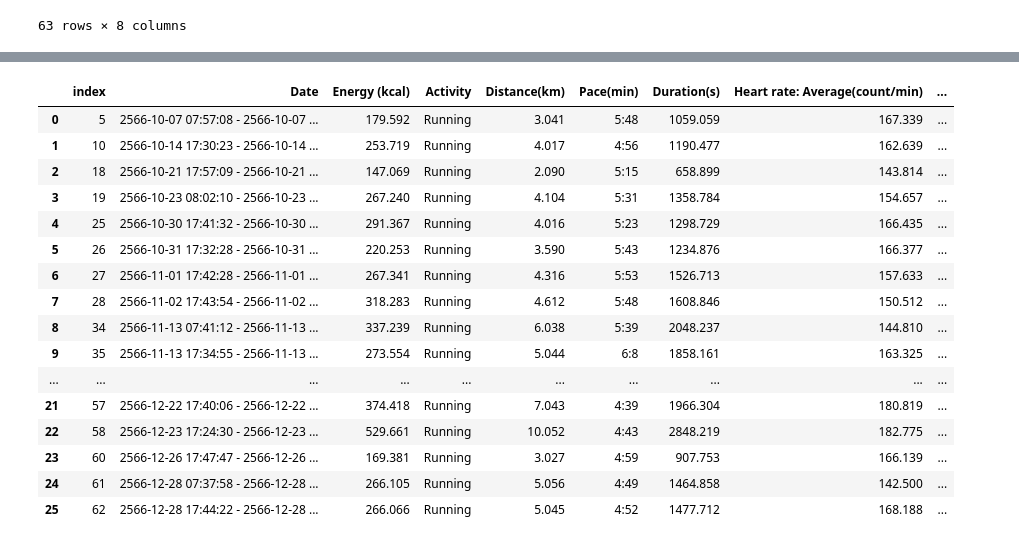
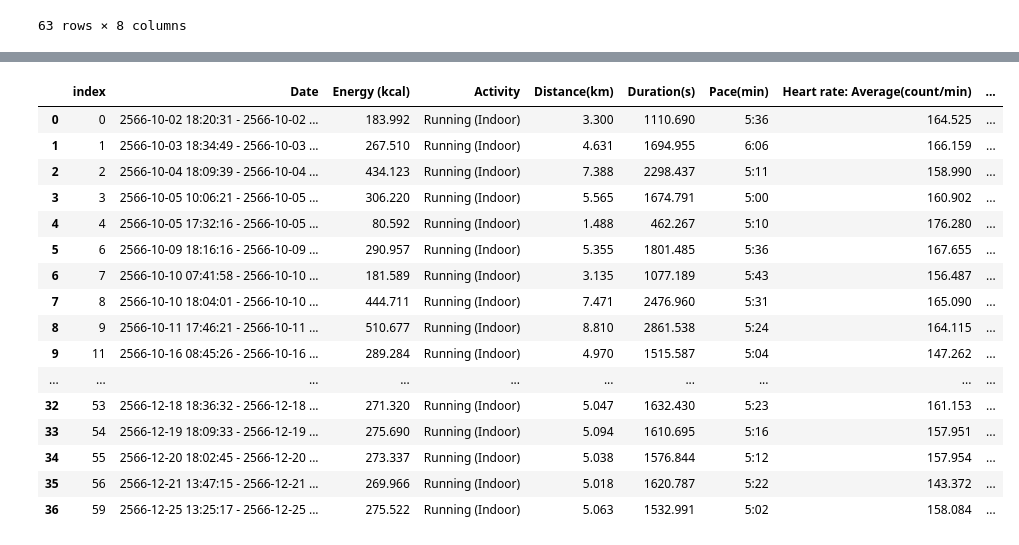
Before and after one commit to JFKongphop/running-analysis, a Jupyter notebook: index.ipynb, the cells around one changed output, grey strips where cells are left out. Cells and saved outputs as stored; diff of their text form; code cells hidden in the pictures.

```diff
--- a/index.ipynb
+++ b/index.ipynb
@@ -97,6 +97,6 @@ df
 63 rows × 8 columns
 # %%
 def filter_value(df: DataFrame, column: str, value: str) -> DataFrame:
-  return df[df[column] == 'Running']
+  return df[df[column] == value]
 # %%
 outdoor = filter_value(df, 'Activity', 'Running')
@@ -122,21 +122,21 @@ outdoor
 # %%
-indoor = filter_value(df, 'Activity', 'Indoor')
+indoor = filter_value(df, 'Activity', 'Running (Indoor)')
 indoor.reset_index()
 # %% [output]
-|  | index | Date | Energy (kcal) | Activity | Distance(km) | Pace(min) | Duration(s) | Heart rate: Average(count/min) | ... |
-| 0 | 5 | 2566-10-07 07:57:08 - 2566-10-07 ... | 179.592 | Running | 3.041 | 5:48 | 1059.059 | 167.339 | ... |
-| 1 | 10 | 2566-10-14 17:30:23 - 2566-10-14 ... | 253.719 | Running | 4.017 | 4:56 | 1190.477 | 162.639 | ... |
-| 2 | 18 | 2566-10-21 17:57:09 - 2566-10-21 ... | 147.069 | Running | 2.090 | 5:15 | 658.899 | 143.814 | ... |
-| 3 | 19 | 2566-10-23 08:02:10 - 2566-10-23 ... | 267.240 | Running | 4.104 | 5:31 | 1358.784 | 154.657 | ... |
-| 4 | 25 | 2566-10-30 17:41:32 - 2566-10-30 ... | 291.367 | Running | 4.016 | 5:23 | 1298.729 | 166.435 | ... |
-| 5 | 26 | 2566-10-31 17:32:28 - 2566-10-31 ... | 220.253 | Running | 3.590 | 5:43 | 1234.876 | 166.377 | ... |
-| 6 | 27 | 2566-11-01 17:42:28 - 2566-11-01 ... | 267.341 | Running | 4.316 | 5:53 | 1526.713 | 157.633 | ... |
-| 7 | 28 | 2566-11-02 17:43:54 - 2566-11-02 ... | 318.283 | Running | 4.612 | 5:48 | 1608.846 | 150.512 | ... |
-| 8 | 34 | 2566-11-13 07:41:12 - 2566-11-13 ... | 337.239 | Running | 6.038 | 5:39 | 2048.237 | 144.810 | ... |
-| 9 | 35 | 2566-11-13 17:34:55 - 2566-11-13 ... | 273.554 | Running | 5.044 | 6:8 | 1858.161 | 163.325 | ... |
+|  | index | Date | Energy (kcal) | Activity | Distance(km) | Duration(s) | Pace(min) | Heart rate: Average(count/min) | ... |
+| 0 | 0 | 2566-10-02 18:20:31 - 2566-10-02 ... | 183.992 | Running (Indoor) | 3.300 | 1110.690 | 5:36 | 164.525 | ... |
+| 1 | 1 | 2566-10-03 18:34:49 - 2566-10-03 ... | 267.510 | Running (Indoor) | 4.631 | 1694.955 | 6:06 | 166.159 | ... |
+| 2 | 2 | 2566-10-04 18:09:39 - 2566-10-04 ... | 434.123 | Running (Indoor) | 7.388 | 2298.437 | 5:11 | 158.990 | ... |
+| 3 | 3 | 2566-10-05 10:06:21 - 2566-10-05 ... | 306.220 | Running (Indoor) | 5.565 | 1674.791 | 5:00 | 160.902 | ... |
+| 4 | 4 | 2566-10-05 17:32:16 - 2566-10-05 ... | 80.592 | Running (Indoor) | 1.488 | 462.267 | 5:10 | 176.280 | ... |
+| 5 | 6 | 2566-10-09 18:16:16 - 2566-10-09 ... | 290.957 | Running (Indoor) | 5.355 | 1801.485 | 5:36 | 167.655 | ... |
+| 6 | 7 | 2566-10-10 07:41:58 - 2566-10-10 ... | 181.589 | Running (Indoor) | 3.135 | 1077.189 | 5:43 | 156.487 | ... |
+| 7 | 8 | 2566-10-10 18:04:01 - 2566-10-10 ... | 444.711 | Running (Indoor) | 7.471 | 2476.960 | 5:31 | 165.090 | ... |
+| 8 | 9 | 2566-10-11 17:46:21 - 2566-10-11 ... | 510.677 | Running (Indoor) | 8.810 | 2861.538 | 5:24 | 164.115 | ... |
+| 9 | 11 | 2566-10-16 08:45:26 - 2566-10-16 ... | 289.284 | Running (Indoor) | 4.970 | 1515.587 | 5:04 | 147.262 | ... |
 | ... | ... | ... | ... | ... | ... | ... | ... | ... | ... |
-| 21 | 57 | 2566-12-22 17:40:06 - 2566-12-22 ... | 374.418 | Running | 7.043 | 4:39 | 1966.304 | 180.819 | ... |
-| 22 | 58 | 2566-12-23 17:24:30 - 2566-12-23 ... | 529.661 | Running | 10.052 | 4:43 | 2848.219 | 182.775 | ... |
-| 23 | 60 | 2566-12-26 17:47:47 - 2566-12-26 ... | 169.381 | Running | 3.027 | 4:59 | 907.753 | 166.139 | ... |
-| 24 | 61 | 2566-12-28 07:37:58 - 2566-12-28 ... | 266.105 | Running | 5.056 | 4:49 | 1464.858 | 142.500 | ... |
-| 25 | 62 | 2566-12-28 17:44:22 - 2566-12-28 ... | 266.066 | Running | 5.045 | 4:52 | 1477.712 | 168.188 | ... |
+| 32 | 53 | 2566-12-18 18:36:32 - 2566-12-18 ... | 271.320 | Running (Indoor) | 5.047 | 1632.430 | 5:23 | 161.153 | ... |
+| 33 | 54 | 2566-12-19 18:09:33 - 2566-12-19 ... | 275.690 | Running (Indoor) | 5.094 | 1610.695 | 5:16 | 157.951 | ... |
+| 34 | 55 | 2566-12-20 18:02:45 - 2566-12-20 ... | 273.337 | Running (Indoor) | 5.038 | 1576.844 | 5:12 | 157.954 | ... |
+| 35 | 56 | 2566-12-21 13:47:15 - 2566-12-21 ... | 269.966 | Running (Indoor) | 5.018 | 1620.787 | 5:22 | 143.372 | ... |
+| 36 | 59 | 2566-12-25 13:25:17 - 2566-12-25 ... | 275.522 | Running (Indoor) | 5.063 | 1532.991 | 5:02 | 158.084 | ... |
```
Also changed, not shown: parts of 1 cell of this notebook.
